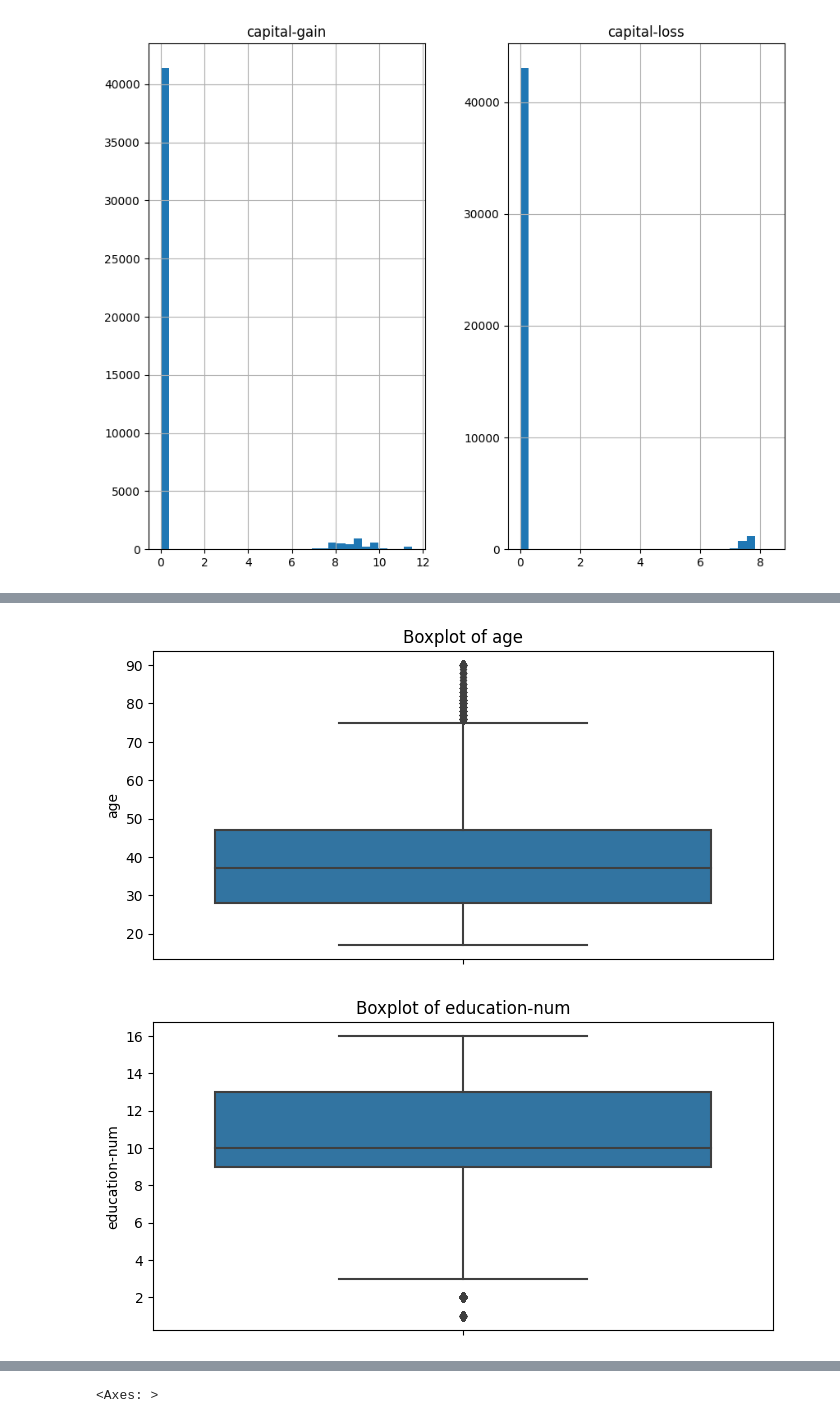
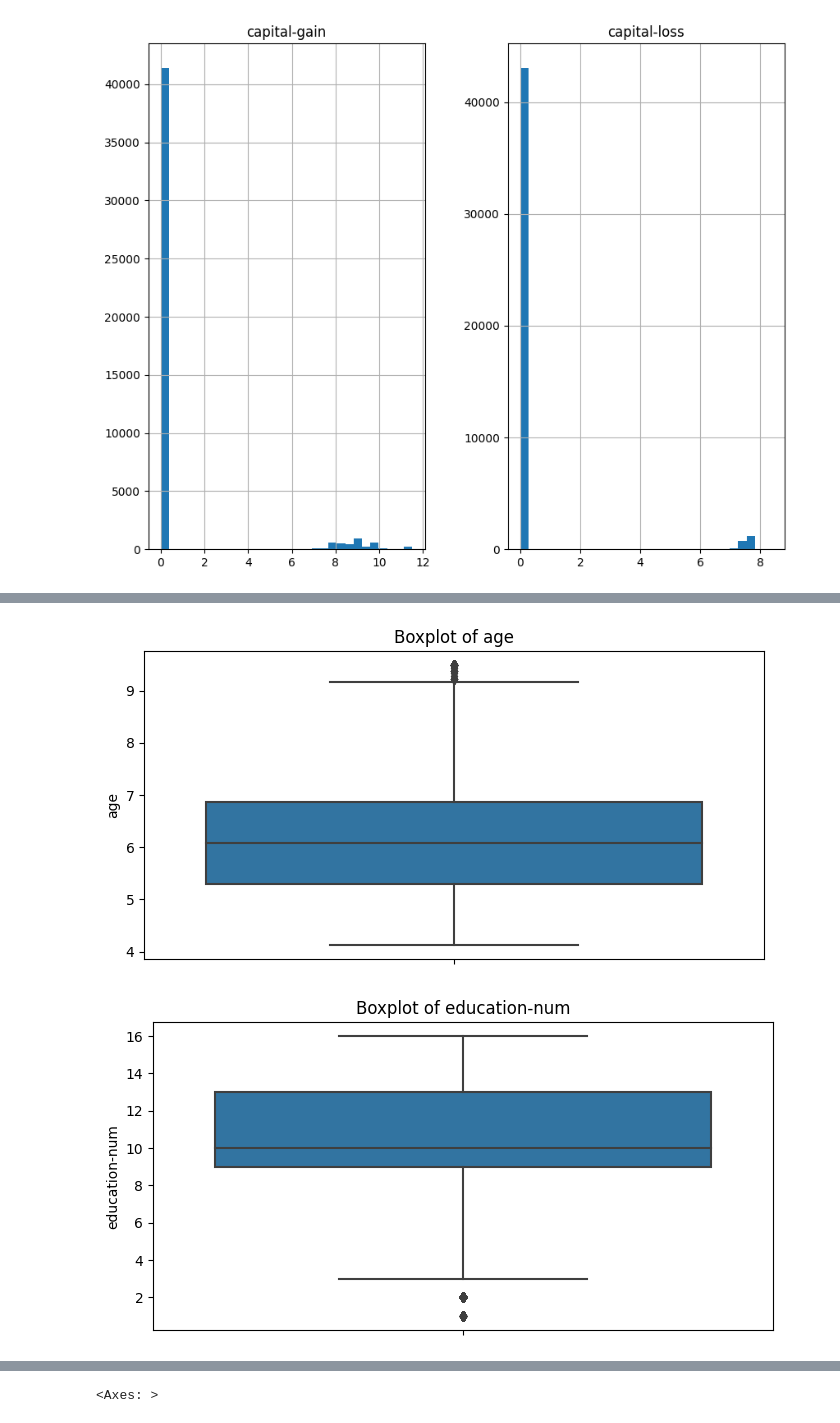
Before and after one commit to zhanshu21/fingding-donors, a Jupyter notebook: kaggle-competetion.ipynb, the cells around one changed output, grey strips where cells are left out. Drawn from its saved outputs; the diff is of its cells as text; code cells hidden in the pictures.

```diff
--- a/kaggle-competetion.ipynb
+++ b/kaggle-competetion.ipynb
@@ -162,0 +166,13 @@ array([[<Axes: title={'center': 'capital-gain'}>,
+# %%
+# Log-transform the skewed features
+skewed = ['age']
+features_sqrt_transformed = pd.DataFrame(data = features_log_transformed)
+features_sqrt_transformed[skewed] = np.sqrt(features_sqrt_transformed[skewed])
+
+# Visualize the new log distributions
+features_log_transformed[skewed].hist(bins=30, figsize=(10, 8))
+plt.title('Original Feature Distribution')
+plt.show()
+features_sqrt_transformed[skewed].hist(bins=30, figsize=(10, 8))
+plt.title('Square Root Transformed Feature')
+plt.show()
@@ -163,10 +182,10 @@ array([[<Axes: title={'center': 'capital-gain'}>,
 # %%
 # Box plots: Check for outliers
 for col in ['age', 'education-num']:
     plt.figure(figsize=(8, 4))
-    sns.boxplot(y=features_log_transformed[col])
+    sns.boxplot(y=features_sqrt_transformed[col])
     plt.title(f'Boxplot of {col}')
     plt.show()
 # %% [output]
-[figure, old version]
+[figure, new version]
 [figure]
```
Also changed, not shown: parts of 10 cells of this notebook.
